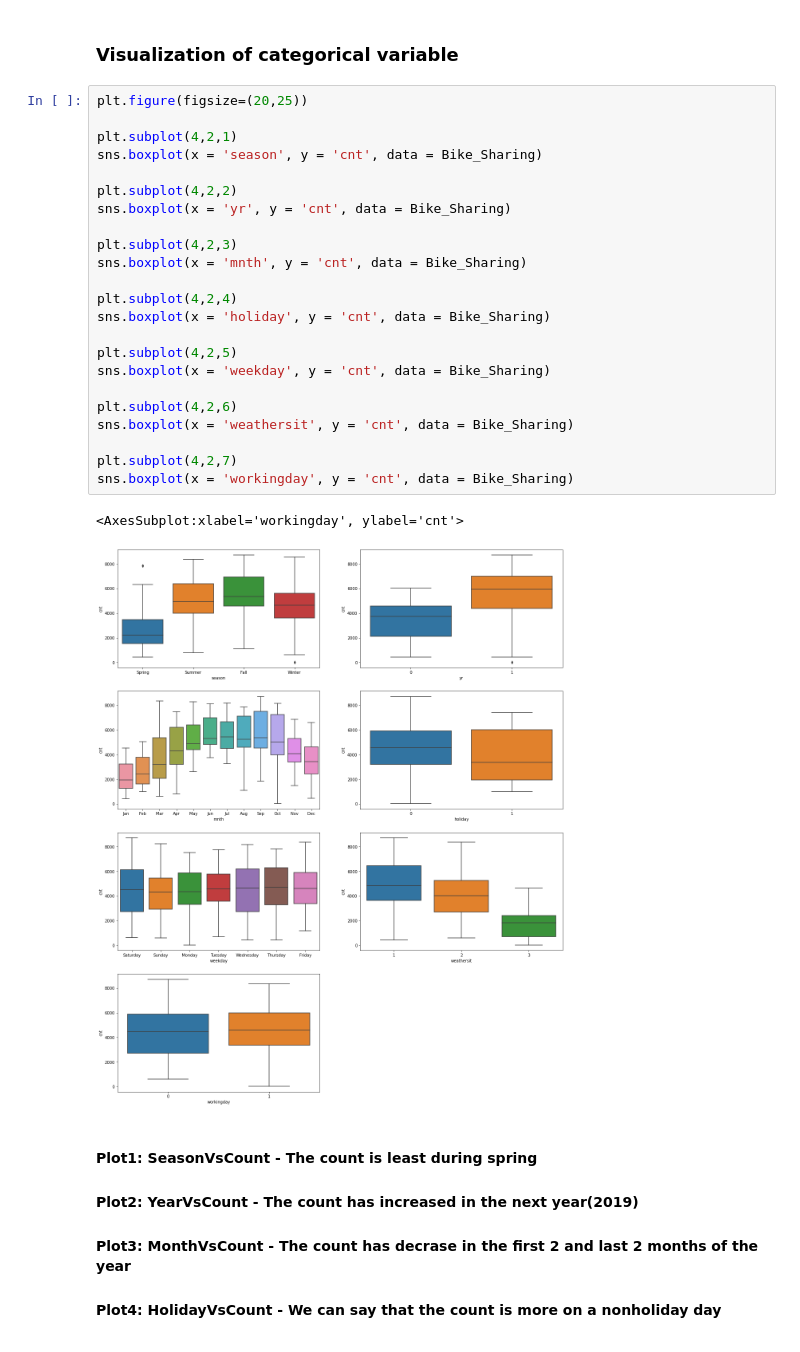
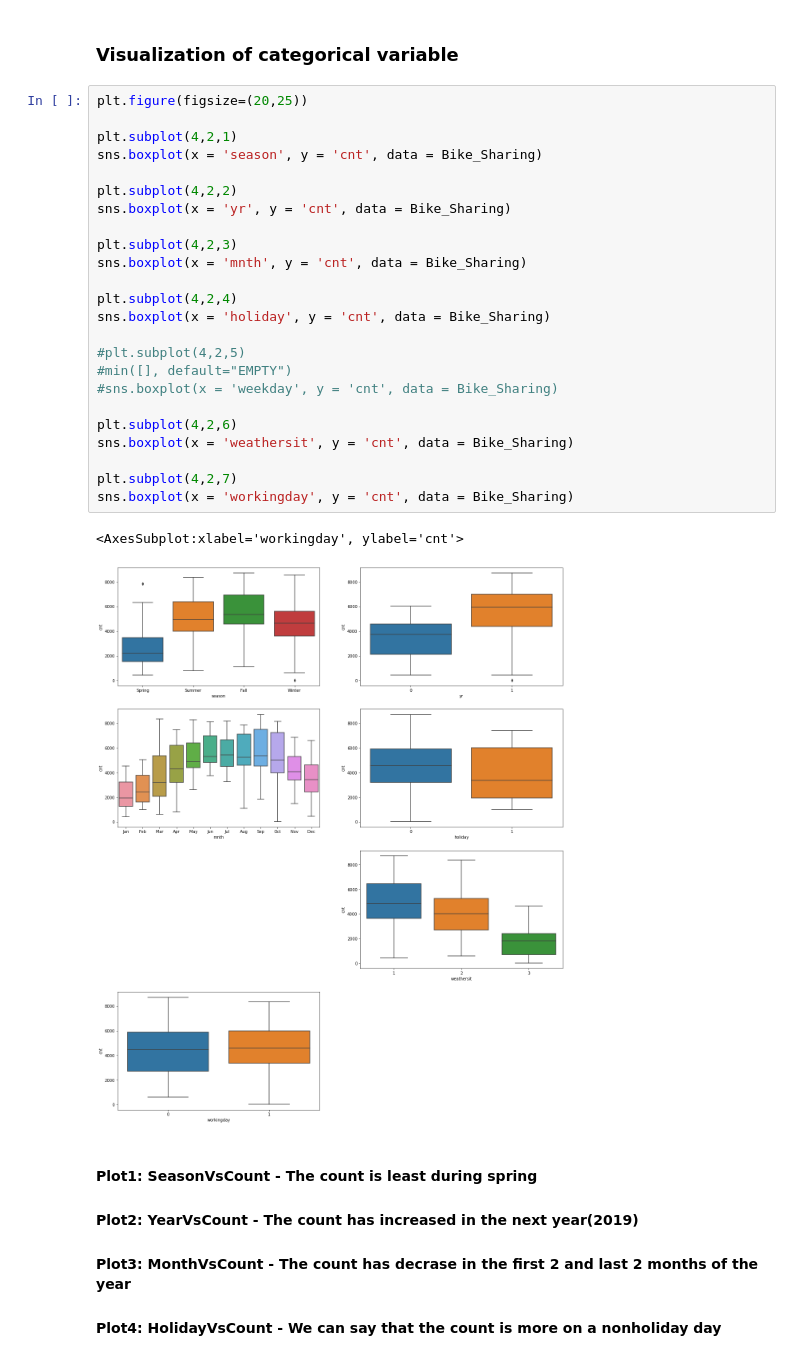
Before and after one commit to MrChetanDesai/Linear_Regression_Assignment, a Jupyter notebook: data_processing_modeling.ipynb, the cells around one changed output. Drawn from its saved outputs; the diff is of its cells as text.

```diff
--- a/data_processing_modeling.ipynb
+++ b/data_processing_modeling.ipynb
@@ -146,29 +146,30 @@ plt.show()
 # %%
 plt.figure(figsize=(20,25))
 
 plt.subplot(4,2,1)
 sns.boxplot(x = 'season', y = 'cnt', data = Bike_Sharing)
 
 plt.subplot(4,2,2)
 sns.boxplot(x = 'yr', y = 'cnt', data = Bike_Sharing)
 
 plt.subplot(4,2,3)
 sns.boxplot(x = 'mnth', y = 'cnt', data = Bike_Sharing)
 
 plt.subplot(4,2,4)
 sns.boxplot(x = 'holiday', y = 'cnt', data = Bike_Sharing)
 
-plt.subplot(4,2,5)
-sns.boxplot(x = 'weekday', y = 'cnt', data = Bike_Sharing)
+#plt.subplot(4,2,5)
+#min([], default="EMPTY")
+#sns.boxplot(x = 'weekday', y = 'cnt', data = Bike_Sharing)
 
 plt.subplot(4,2,6)
 sns.boxplot(x = 'weathersit', y = 'cnt', data = Bike_Sharing)
 
 plt.subplot(4,2,7)
 sns.boxplot(x = 'workingday', y = 'cnt', data = Bike_Sharing)
 # %% [output]
 <AxesSubplot:xlabel='workingday', ylabel='cnt'>
-[figure, old version]
+[figure, new version]
 # %% [markdown]
 #### Plot1: SeasonVsCount - The count is least during spring
 #### Plot2: YearVsCount - The count has increased in the next year(2019)
```
Also changed, not shown: parts of 5 cells of this notebook.
